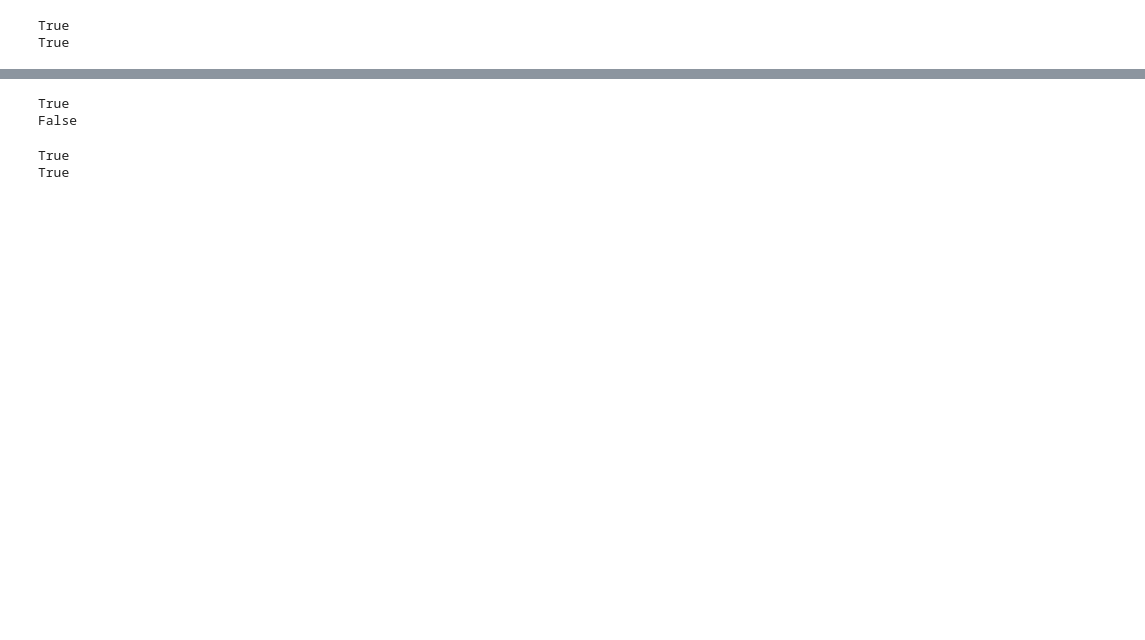
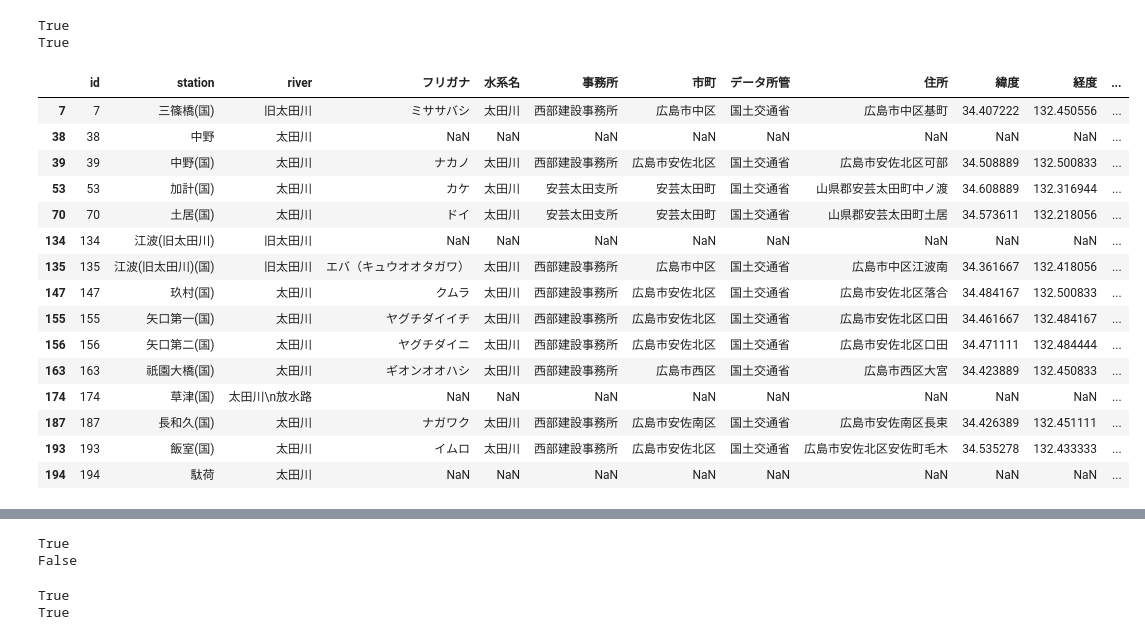
Before and after one commit to Luka-Magic/signate_hiroshima, a Jupyter notebook: preprocess/pre0001/test_preprocess.ipynb, the cells around one changed output, grey strips where cells are left out. Saved outputs shown, nothing was run; the diff lists cells and outputs as text; code cells hidden in the pictures; blank space fills up the shorter version.

```diff
--- a/preprocess/pre0001/test_preprocess.ipynb
+++ b/preprocess/pre0001/test_preprocess.ipynb
@@ -141,6 +157,9 @@ def water_process1(water, water_st):
 
     water.loc[water['station'] == '山手', 'station'] = '山手(国)'
 
+    # print(set(water_st['観測所名称'].unique()) - set(water['station'].unique()))
+    water.loc[water['river']=='太田川放水路', 'river'] = '太田川\\n放水路'
+
     keys = water.groupby(['station', 'river']).count().index
     water_db = pd.DataFrame(index=keys).reset_index()
     water_db['id'] = range(len(water_db))
@@ -155,3 +174,22 @@ def water_process1(water, water_st):
     return water, water_st
 # %%
 water_p1, water_st_p1 = water_process1(water, water_st)
+# %%
+water_st_p1.query("river.str.contains('太田川')")
+# %% [output]
+|  | id | station | river | フリガナ | 水系名 | 事務所 | 市町 | データ所管 | 住所 | 緯度 | 経度 | ... |
+| 7 | 7 | 三篠橋(国) | 旧太田川 | ミササバシ | 太田川 | 西部建設事務所 | 広島市中区 | 国土交通省 | 広島市中区基町 | 34.407222 | 132.450556 | ... |
+| 38 | 38 | 中野 | 太田川 | NaN | NaN | NaN | NaN | NaN | NaN | NaN | NaN | ... |
+| 39 | 39 | 中野(国) | 太田川 | ナカノ | 太田川 | 西部建設事務所 | 広島市安佐北区 | 国土交通省 | 広島市安佐北区可部 | 34.508889 | 132.500833 | ... |
+| 53 | 53 | 加計(国) | 太田川 | カケ | 太田川 | 安芸太田支所 | 安芸太田町 | 国土交通省 | 山県郡安芸太田町中ノ渡 | 34.608889 | 132.316944 | ... |
+| 70 | 70 | 土居(国) | 太田川 | ドイ | 太田川 | 安芸太田支所 | 安芸太田町 | 国土交通省 | 山県郡安芸太田町土居 | 34.573611 | 132.218056 | ... |
+| 134 | 134 | 江波(旧太田川) | 旧太田川 | NaN | NaN | NaN | NaN | NaN | NaN | NaN | NaN | ... |
+| 135 | 135 | 江波(旧太田川)(国) | 旧太田川 | エバ（キュウオオタガワ） | 太田川 | 西部建設事務所 | 広島市中区 | 国土交通省 | 広島市中区江波南 | 34.361667 | 132.418056 | ... |
+| 147 | 147 | 玖村(国) | 太田川 | クムラ | 太田川 | 西部建設事務所 | 広島市安佐北区 | 国土交通省 | 広島市安佐北区落合 | 34.484167 | 132.500833 | ... |
+| 155 | 155 | 矢口第一(国) | 太田川 | ヤグチダイイチ | 太田川 | 西部建設事務所 | 広島市安佐北区 | 国土交通省 | 広島市安佐北区口田 | 34.461667 | 132.484167 | ... |
+| 156 | 156 | 矢口第二(国) | 太田川 | ヤグチダイニ | 太田川 | 西部建設事務所 | 広島市安佐北区 | 国土交通省 | 広島市安佐北区口田 | 34.471111 | 132.484444 | ... |
+| 163 | 163 | 祇園大橋(国) | 太田川 | ギオンオオハシ | 太田川 | 西部建設事務所 | 広島市西区 | 国土交通省 | 広島市西区大宮 | 34.423889 | 132.450833 | ... |
+| 174 | 174 | 草津(国) | 太田川\n放水路 | NaN | NaN | NaN | NaN | NaN | NaN | NaN | NaN | ... |
+| 187 | 187 | 長和久(国) | 太田川 | ナガワク | 太田川 | 西部建設事務所 | 広島市安佐南区 | 国土交通省 | 広島市安佐南区長束 | 34.426389 | 132.451111 | ... |
+| 193 | 193 | 飯室(国) | 太田川 | イムロ | 太田川 | 西部建設事務所 | 広島市安佐北区 | 国土交通省 | 広島市安佐北区安佐町毛木 | 34.535278 | 132.433333 | ... |
+| 194 | 194 | 駄荷 | 太田川 | NaN | NaN | NaN | NaN | NaN | NaN | NaN | NaN | ... |
```
Also changed, not shown: parts of 13 cells of this notebook, 10 other files.
